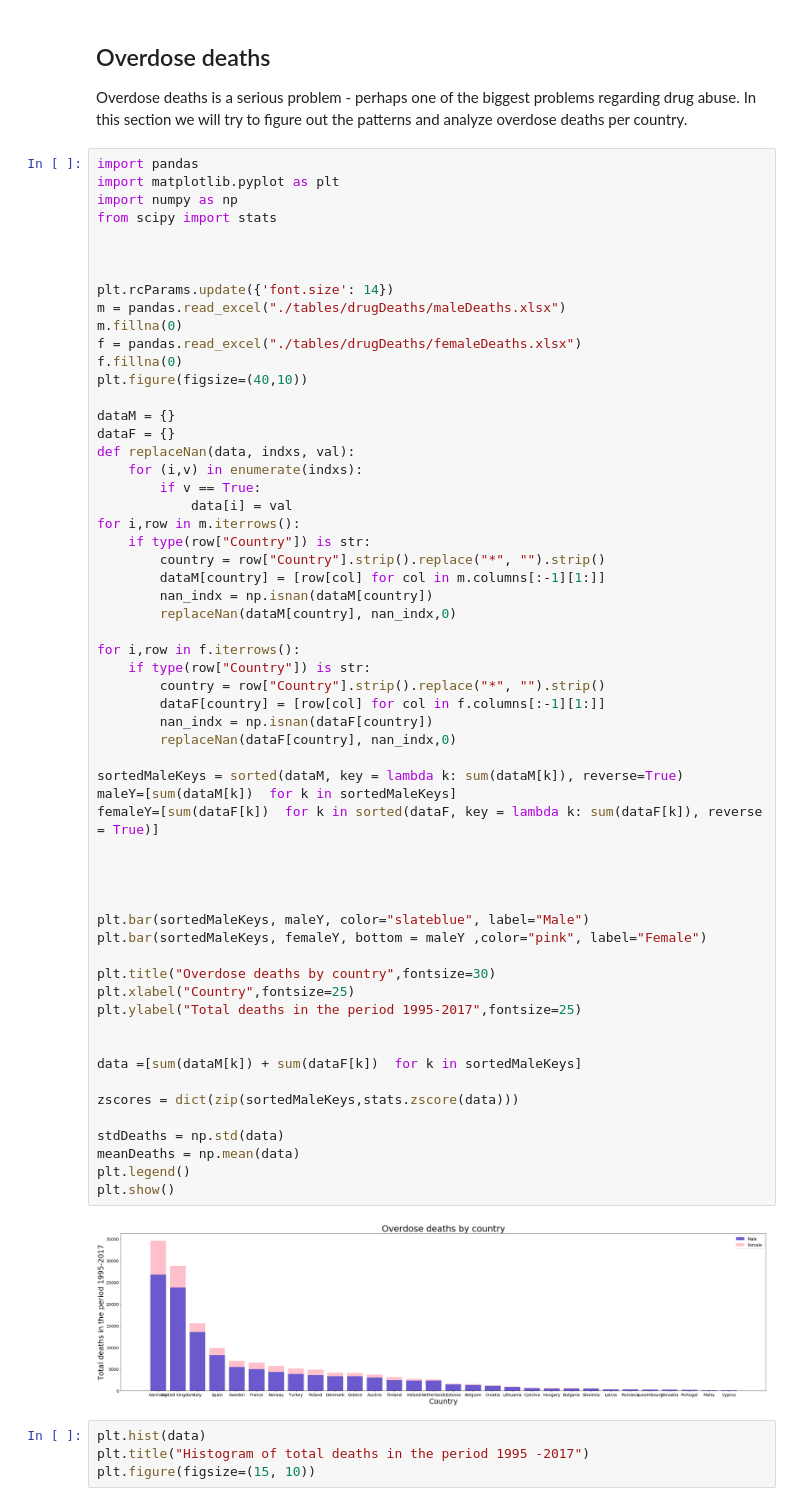
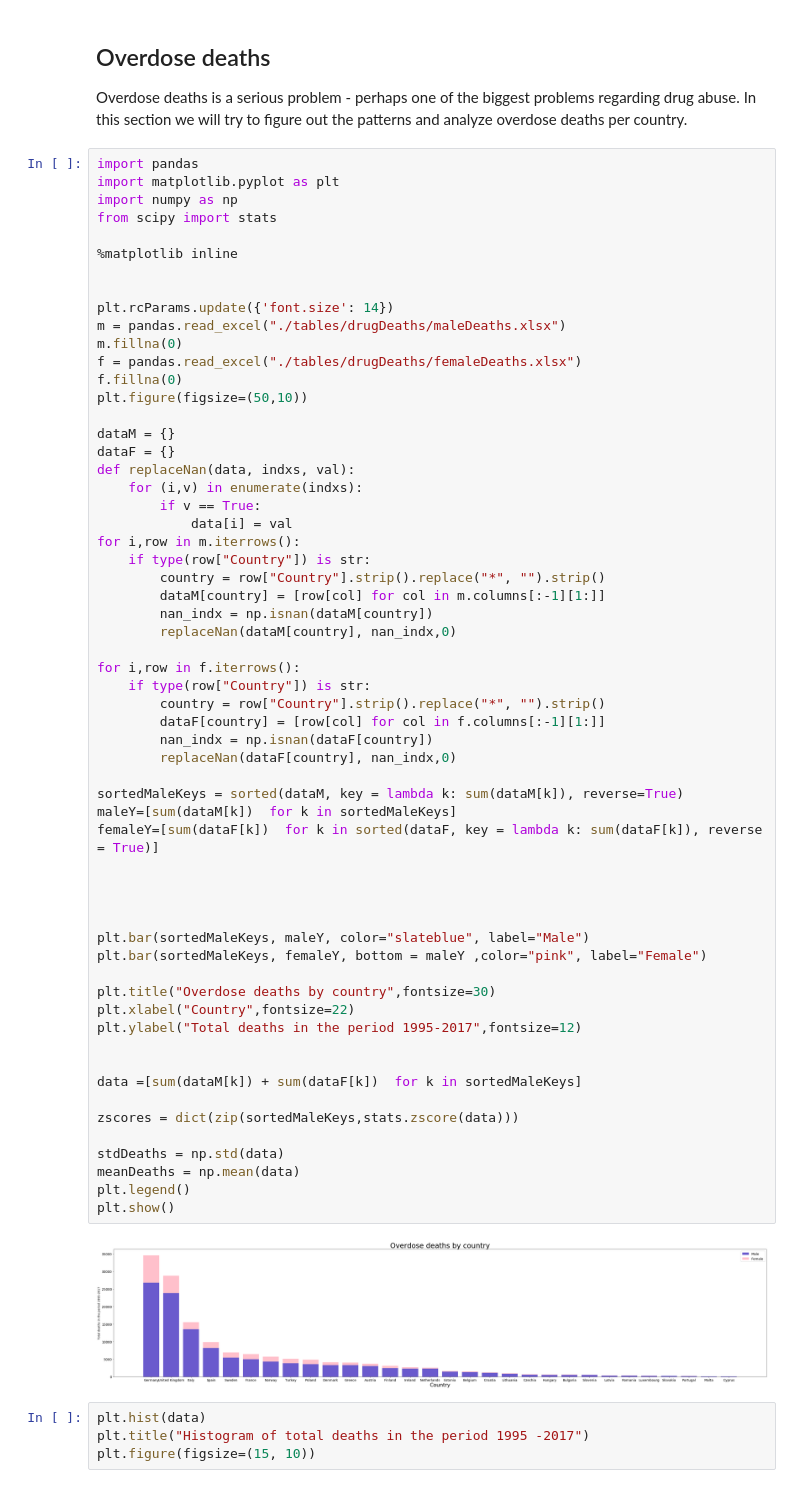
Before and after one commit to danilo1214/PR20ddpdjphv, a Jupyter notebook: Main.ipynb, the cells around one changed output. Saved outputs shown, nothing was run; the diff lists cells and outputs as text.

```diff
--- a/Main.ipynb
+++ b/Main.ipynb
@@ -10,6 +10,7 @@ import matplotlib.pyplot as plt
 import numpy as np
 from scipy import stats
 
+%matplotlib inline
 
 
 plt.rcParams.update({'font.size': 14})
@@ -17,7 +18,7 @@ m = pandas.read_excel("./tables/drugDeaths/maleDeaths.xlsx")
 m.fillna(0)
 f = pandas.read_excel("./tables/drugDeaths/femaleDeaths.xlsx")
 f.fillna(0)
-plt.figure(figsize=(40,10))
+plt.figure(figsize=(50,10))
 
 dataM = {}
 dataF = {}
@@ -34,36 +35,36 @@ for i,row in m.iterrows():
 
 for i,row in f.iterrows():
     if type(row["Country"]) is str:
         country = row["Country"].strip().replace("*", "").strip()
         dataF[country] = [row[col] for col in f.columns[:-1][1:]]
         nan_indx = np.isnan(dataF[country])
         replaceNan(dataF[country], nan_indx,0)
 
 sortedMaleKeys = sorted(dataM, key = lambda k: sum(dataM[k]), reverse=True)
 maleY=[sum(dataM[k])  for k in sortedMaleKeys]
 femaleY=[sum(dataF[k])  for k in sorted(dataF, key = lambda k: sum(dataF[k]), reverse = True)]
 
 
 
 
 plt.bar(sortedMaleKeys, maleY, color="slateblue", label="Male")
 plt.bar(sortedMaleKeys, femaleY, bottom = maleY ,color="pink", label="Female")
 
 plt.title("Overdose deaths by country",fontsize=30)
-plt.xlabel("Country",fontsize=25)
-plt.ylabel("Total deaths in the period 1995-2017",fontsize=25)
+plt.xlabel("Country",fontsize=22)
+plt.ylabel("Total deaths in the period 1995-2017",fontsize=12)
 
 
 data =[sum(dataM[k]) + sum(dataF[k])  for k in sortedMaleKeys]
 
 zscores = dict(zip(sortedMaleKeys,stats.zscore(data)))
 
 stdDeaths = np.std(data)
 meanDeaths = np.mean(data)
 plt.legend()
 plt.show()
 # %% [output]
-[figure, old version]
+[figure, new version]
 # %%
 plt.hist(data)
 plt.title("Histogram of total deaths in the period 1995 -2017")
```
Also changed, not shown: parts of 2 cells of this notebook.
